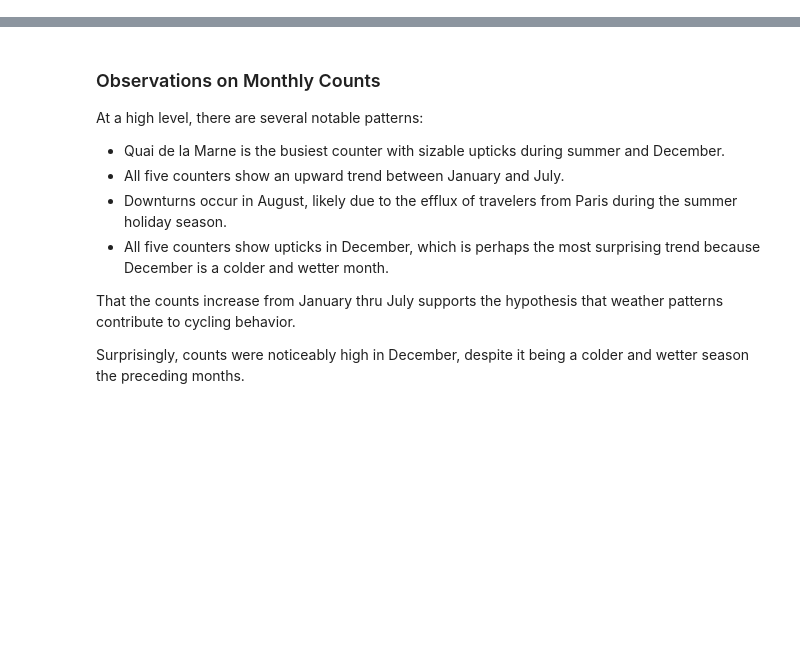
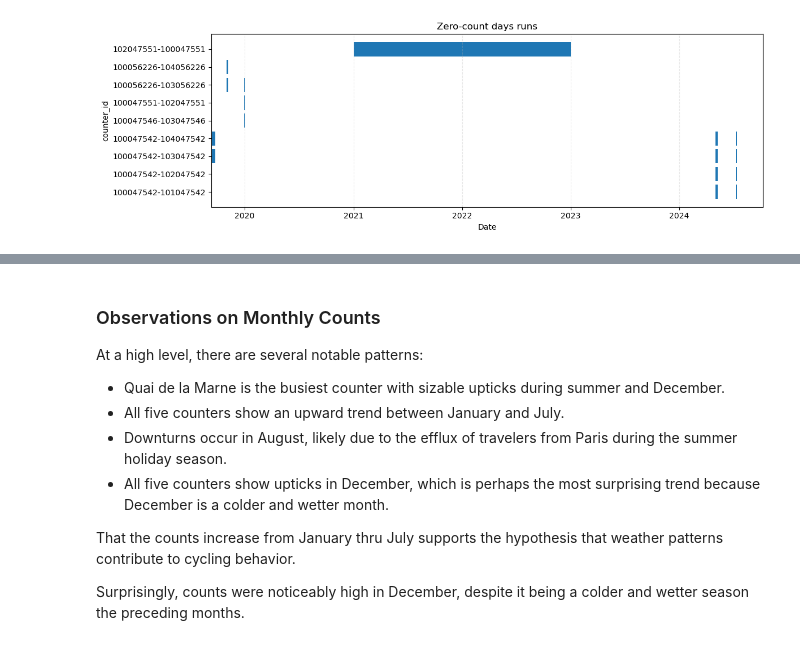
Before and after one commit to bpgodsil/meteo_velo, a Jupyter notebook: notebooks/03_bike_data_preprocess.ipynb, the cells around one changed output, grey strips where cells are left out. Drawn from its saved outputs; the diff is of its cells as text; code cells hidden in the pictures; blank space fills up the shorter version.

Commit message:
Updating 02 and 03 notebooks and README.md and adding preprocessing scripts

```diff
--- a/notebooks/03_bike_data_preprocess.ipynb
+++ b/notebooks/03_bike_data_preprocess.ipynb
@@ -72,0 +41,20 @@ coord_df
+# %%
+# clean and split coordinates values
+s = (df['coords'].astype(str).str.strip().str.replace(r"\s+", "", regex=True))
+latlon = s.str.split(",", expand=True)
+df["lat"] = pd.to_numeric(latlon[0], errors="coerce")
+df["lon"] = pd.to_numeric(latlon[1], errors="coerce")
+
+# select and subset to coordinates
+df_coord = df.dropna(subset=["lat", "lon"]).copy()
+df_coord = df_coord[['site_id', 'site_name', 'lat', 'lon']]
+
+# round to reduce tiny differences ; 4 decimals is approximately 11 meters
+df_coord["lat_r"] = df_coord["lat"].round(4)
+df_coord["lon_r"] = df_coord["lon"].round(4)
+
+# subset to unique cases
+unique_sites = df_coord[['site_id', 'site_name', 'lat_r', 'lon_r']].drop_duplicates().sort_values(by='site_name')
+
+# display all the unique site locations
+display(unique_sites)
@@ -72,0 +108,16 @@ coord_df
+# %%
+from scripts.compute_zero_runs import compute_zero_runs
+
+# copy the data
+#counters = df.copy()
+#counters = counters[['year', 'date_time_dt','site_id', 'site_name', 'counter_id', 'count']]
+
+# compute the runs of zero-count days for each counter
+    # compute daily counts per counter
+    # subset to zero count days
+    # compute consequative days of zero days (i.e., a run of zero days) using the date_time_dt variable
+    # prepare result for ploting
+zero_runs = compute_zero_runs(df, min_run_days = 1)
+
+# show result
+display(zero_runs)
@@ -72,0 +142,6 @@ coord_df
+# %%
+from scripts.plot_zero_runs import plot_zero_runs
+# plot the runs of zero-count days over the span of 2019-2024 in a horizontal bar chart
+plot_zero_runs(zero_runs, figsize=(12,4))
+# %% [output]
+[figure, added]
```
Also changed, not shown: parts of 35 cells of this notebook, 4 other files.
